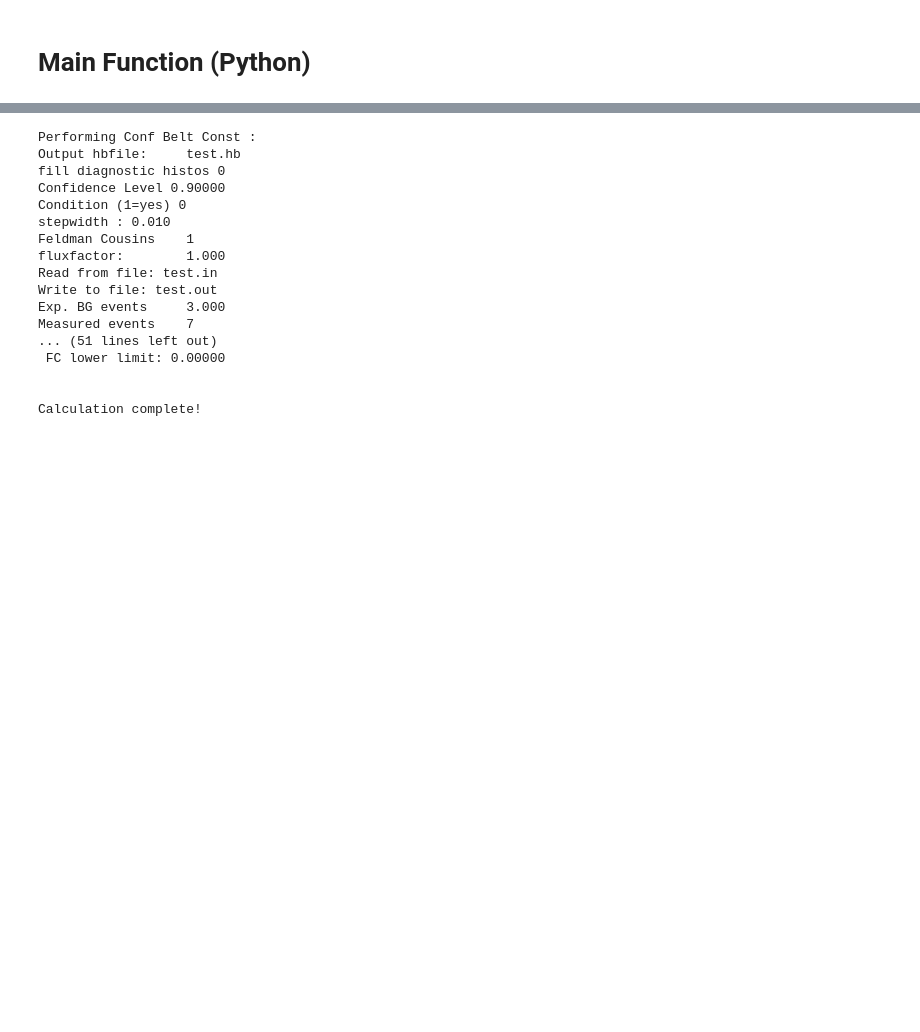
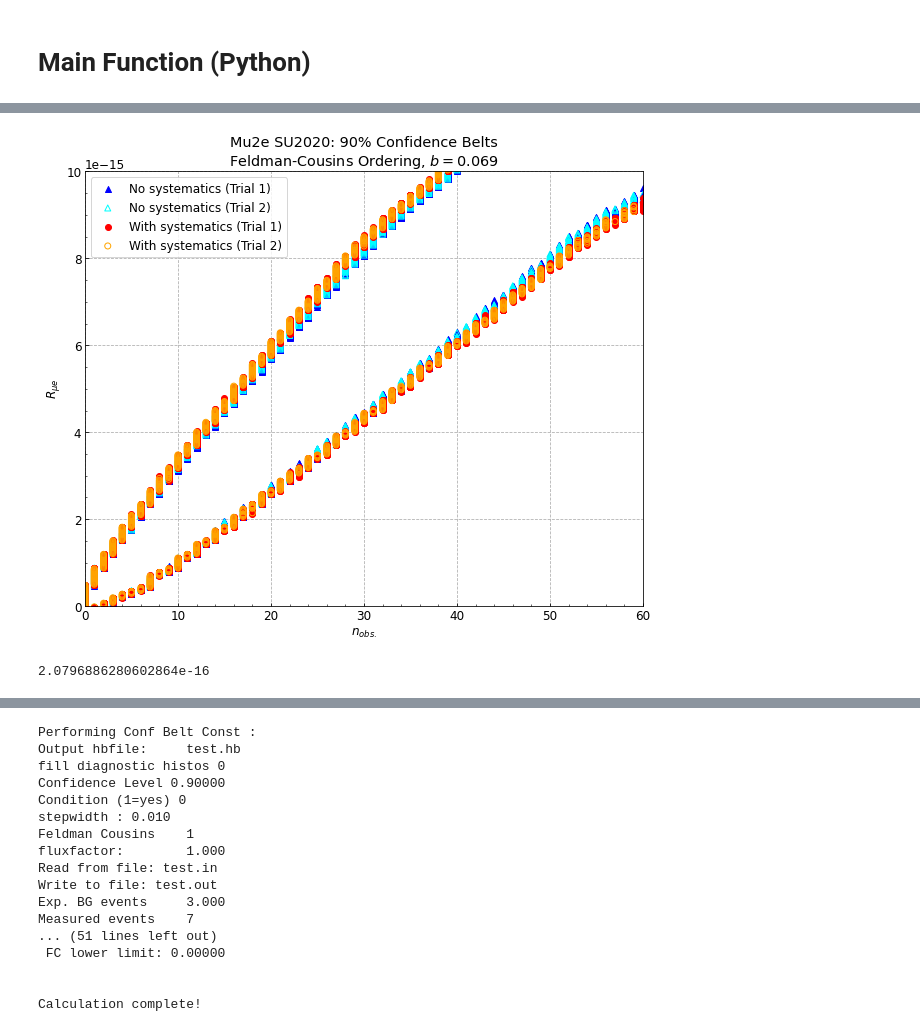
Before and after one commit to ckampa13/mu2e_utils, a Jupyter notebook: stats/notebooks/POLE_Rewrite_Numpy.ipynb, the cells around one changed output, grey strips where cells are left out. Saved outputs shown, nothing was run; the diff lists cells and outputs as text; code cells hidden in the pictures; blank space fills up the shorter version.

```diff
--- a/stats/notebooks/POLE_Rewrite_Numpy.ipynb
+++ b/stats/notebooks/POLE_Rewrite_Numpy.ipynb
@@ -450,0 +723,39 @@ Calculation complete!
+# %%
+#fig, ax = plt.subplots(figsize=(10,8))
+fig, ax = plt.subplots()
+ax.scatter(n_limit[0,:], ses*mus, c='blue', marker='^',
+           label='No systematics (Trial 1)')
+           #label=r'Fractional Uncertainty = 0 (Trial 1)')
+ax.scatter(n_limit[1,:],  ses*mus, c='blue', marker='^')
+ax.scatter(n_limit2[0,:],  ses*mus2, marker='^', facecolors='none', edgecolors='cyan',
+           label='No systematics (Trial 2)')
+#            label=r'Fractional Uncertainty = 0 (Trial 2)')
+ax.scatter(n_limit2[1,:],  ses*mus2, marker='^', facecolors='none', edgecolors='cyan')
+ax.scatter(n_limit_[0,:],  ses*mus_, c='red',
+           label='With systematics (Trial 1)')
+#            label=r'Fractional Uncertainty = 0.4 (Trial 1)')
+ax.scatter(n_limit_[1,:],  ses*mus_, c='red')
+ax.scatter(n_limit_2[0,:],  ses*mus_2, marker='o', facecolors='none', edgecolors=f'orange',
+           label='With systematics (Trial 2)')
+#            label=r'Fractional Uncertainty = 0.4 (Trial 2)')
+ax.scatter(n_limit_2[1,:],  ses*mus_2, marker='o', facecolors='none', edgecolors=f'orange')
+ax.set_xlim([0,60])
+ax.set_ylim([0,1e-14])
+#ax.set_xticks(np.arange(0, 55, 5))
+# ax.set_yticks(np.arange(0, 27.5, 2.5))
+ax.xaxis.set_minor_locator(AutoMinorLocator())
+ax.yaxis.set_minor_locator(AutoMinorLocator())
+ax.tick_params(direction='in', which='both')
+ax.set_xlabel(r'$n_{obs.}$')
+# ax.set_ylabel(r'$\mu$');
+ax.set_ylabel(r'$R_{\mu e}$');
+ax.set_title('Mu2e SU2020: 90% Confidence Belts\n'+rf'Feldman-Cousins Ordering, $b = {total_bg:0.3f}$')
+ax.legend()
+fig.savefig('su2020_CI_ses.png', transparent=False)
+fig.savefig('su2020_CI_ses.pdf', transparent=False)
+# %% [output]
+[figure, added]
+# %%
+ses
+# %% [output]
+2.0796886280602864e-16
```
Also changed, not shown: parts of 49 cells of this notebook, 31 other files.
